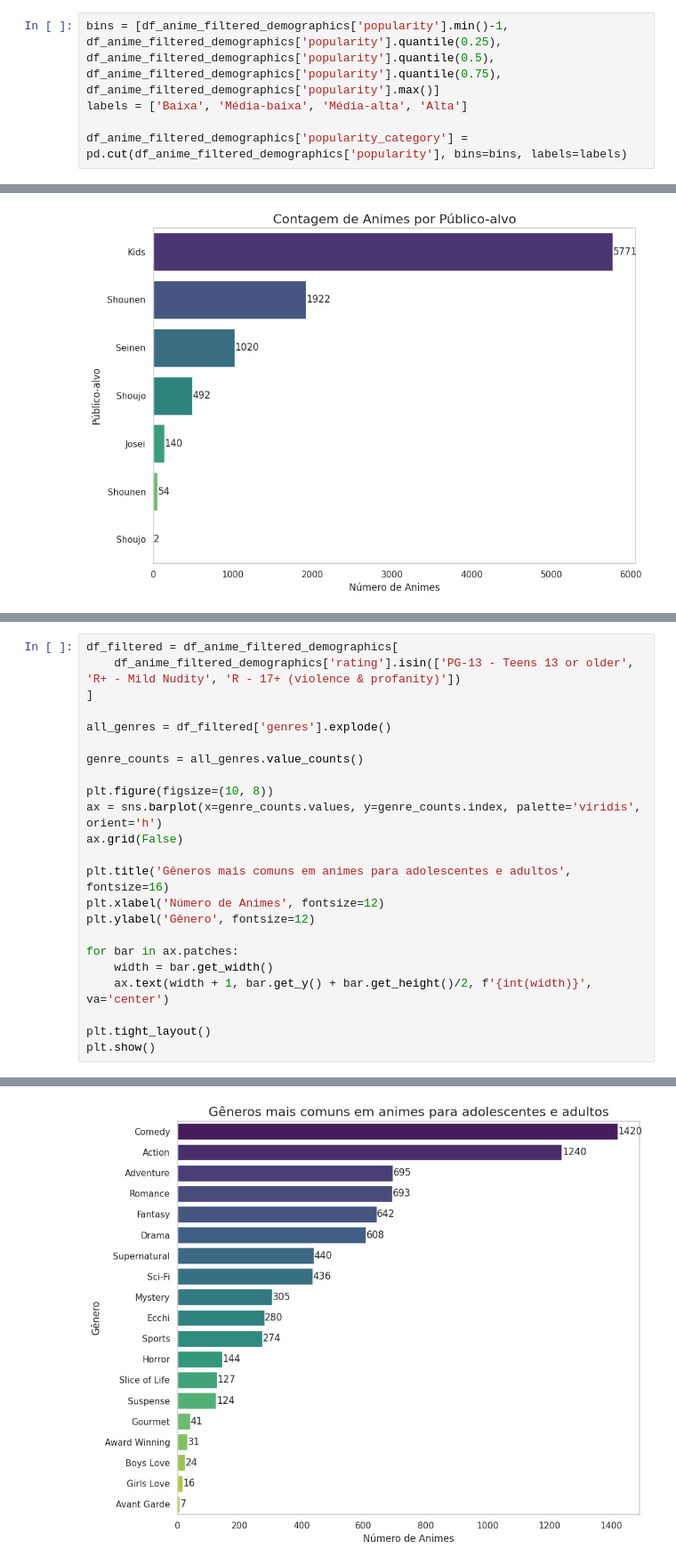
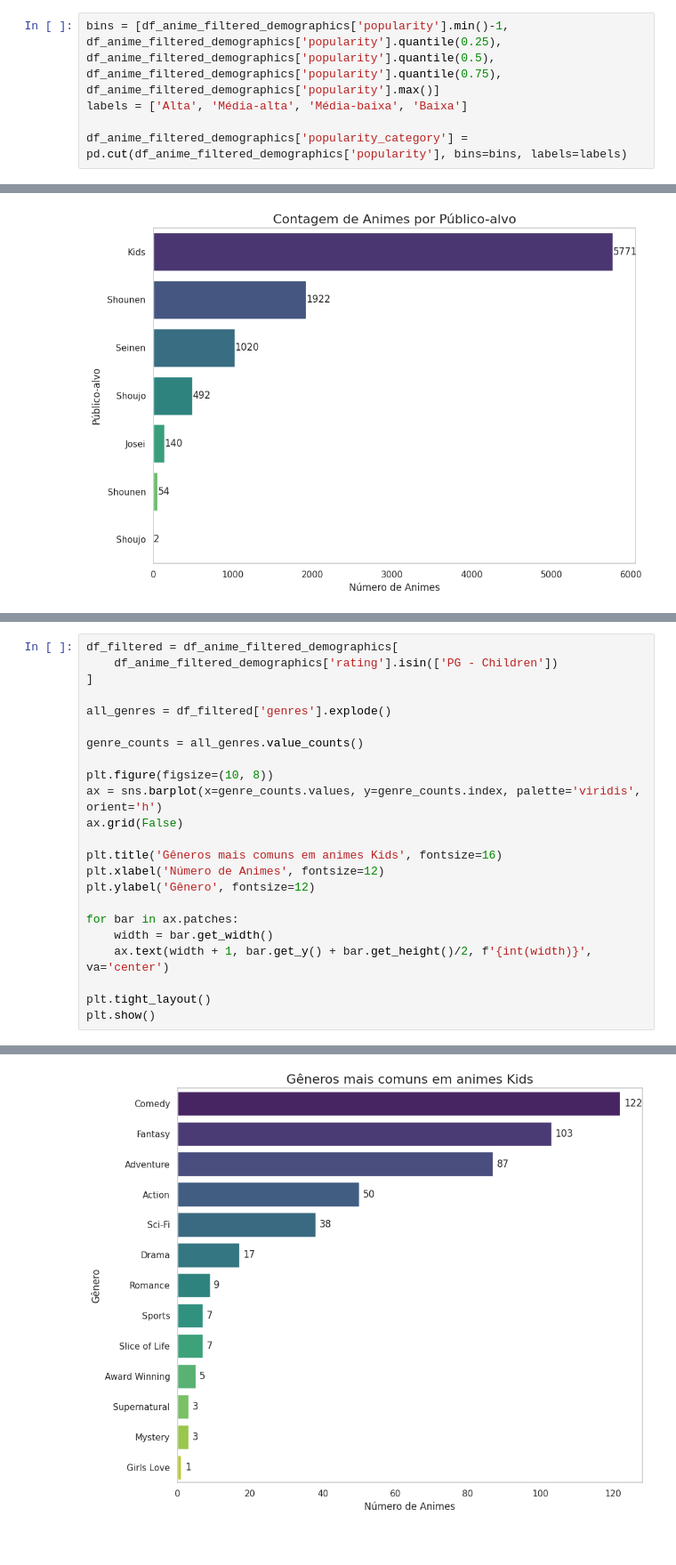
Before and after one commit to Lariiuki/Aprendizado-de-maquina, a Jupyter notebook: Projeto_DeepLearning_Grupo12.ipynb, the cells around one changed output, grey strips where cells are left out. Shown at 89% size. Cells and saved outputs as stored; diff of their text form.

```diff
--- a/Projeto_DeepLearning_Grupo12.ipynb
+++ b/Projeto_DeepLearning_Grupo12.ipynb
@@ -587,7 +590,7 @@ df_anime_filtered_demographics['popularity'].describe()
 dtype: float64
 # %%
 bins = [df_anime_filtered_demographics['popularity'].min()-1, df_anime_filtered_demographics['popularity'].quantile(0.25), df_anime_filtered_demographics['popularity'].quantile(0.5), df_anime_filtered_demographics['popularity'].quantile(0.75), df_anime_filtered_demographics['popularity'].max()]
-labels = ['Baixa', 'Média-baixa', 'Média-alta', 'Alta']
+labels = ['Alta', 'Média-alta', 'Média-baixa', 'Baixa']
 
 df_anime_filtered_demographics['popularity_category'] = pd.cut(df_anime_filtered_demographics['popularity'], bins=bins, labels=labels)
 # %%
@@ -1054,31 +1062,31 @@ Passing `palette` without assigning `hue` is deprecated and will be removed in v
 # %%
 df_filtered = df_anime_filtered_demographics[
-    df_anime_filtered_demographics['rating'].isin(['PG-13 - Teens 13 or older', 'R+ - Mild Nudity', 'R - 17+ (violence & profanity)'])
+    df_anime_filtered_demographics['rating'].isin(['PG - Children'])
 ]
 
 all_genres = df_filtered['genres'].explode()
 
 genre_counts = all_genres.value_counts()
 
 plt.figure(figsize=(10, 8))
 ax = sns.barplot(x=genre_counts.values, y=genre_counts.index, palette='viridis', orient='h')
 ax.grid(False)
 
-plt.title('Gêneros mais comuns em animes para adolescentes e adultos', fontsize=16)
+plt.title('Gêneros mais comuns em animes Kids', fontsize=16)
 plt.xlabel('Número de Animes', fontsize=12)
 plt.ylabel('Gênero', fontsize=12)
 
 for bar in ax.patches:
     width = bar.get_width()
     ax.text(width + 1, bar.get_y() + bar.get_height()/2, f'{int(width)}', va='center')
 
 plt.tight_layout()
 plt.show()
 # %% [output]
 Passing `palette` without assigning `hue` is deprecated and will be removed in v0.14.0. Assign the `y` variable to `hue` and set `legend=False` for the same effect.
 
   ax = sns.barplot(x=genre_counts.values, y=genre_counts.index, palette='viridis', orient='h')
-[figure, old version]
+[figure, new version]
 # %% [markdown]
 **Quais gêneros de anime mais populares são mais comuns entre adolescentes e adultos?**
 
```
Also changed, not shown: parts of 16 cells of this notebook.
